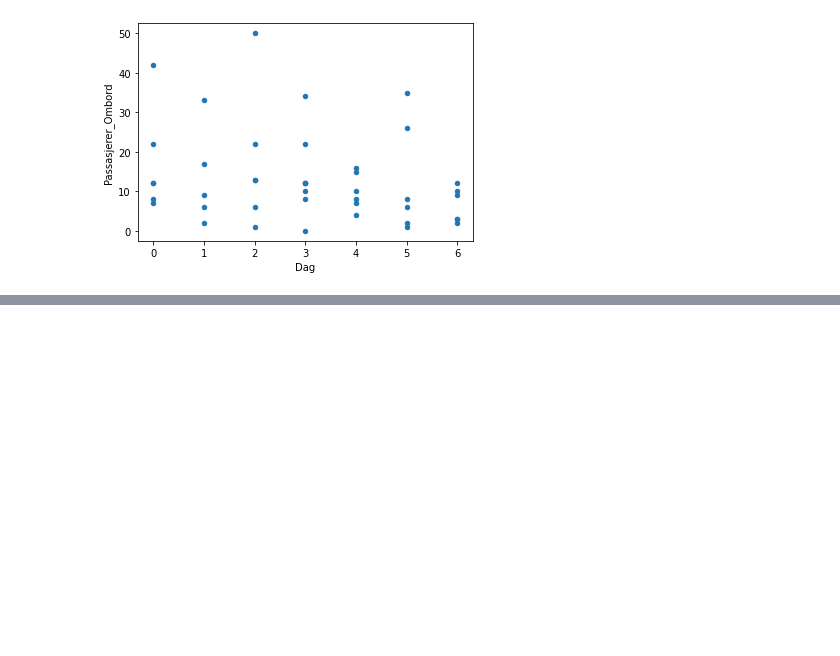
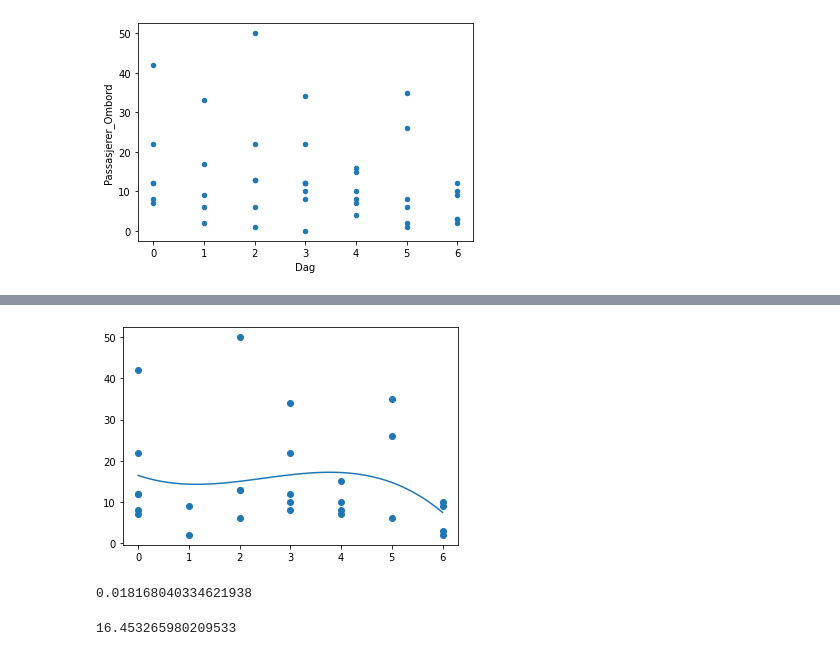
Before and after one commit to stianfuru/Oblig2AI, a Jupyter notebook: oblig2.ipynb, the cells around one changed output, grey strips where cells are left out. Saved outputs shown, nothing was run; the diff lists cells and outputs as text; code cells hidden in the pictures; blank space fills up the shorter version.

Commit message:
prediction m.m.

```diff
--- a/oblig2.ipynb
+++ b/oblig2.ipynb
@@ -105,0 +126,29 @@ df.plot.scatter(x = 'Dag', y = 'Passasjerer_Ombord')
+# %%
+# train the dataset
+X_train, X_test, y_train, y_test = train_test_split(x, y, test_size=0.33, random_state=46)
+# %%
+# test on the training data
+poly_reg_model = np.poly1d(np.polyfit(X_train, y_train, 3))
+
+poly_reg_line = np.linspace(0, 6, 100)
+
+plt.scatter(X_train, y_train)
+plt.plot(poly_reg_line, poly_reg_model(poly_reg_line))
+plt.show()
+# %% [output]
+[figure, added]
+# %%
+#since we use polynomial regression we need to find the R-squared to find the prediction
+print(r2_score(y, poly_reg_model(x)))
+
+#This means that the polynomial regression only fits our case about 1-2%
+# this means its not really the best fit but that might be because the dataset is too small to be able to create and predict the values we want
+# %% [output]
+0.018168040334621938
+# %%
+# Lets predict the number of passengers on a monday
+
+monday_pass = poly_reg_model(0)
+print(monday_pass)
+# %% [output]
+16.453265980209533
```
Also changed, not shown: parts of 3 cells of this notebook.
